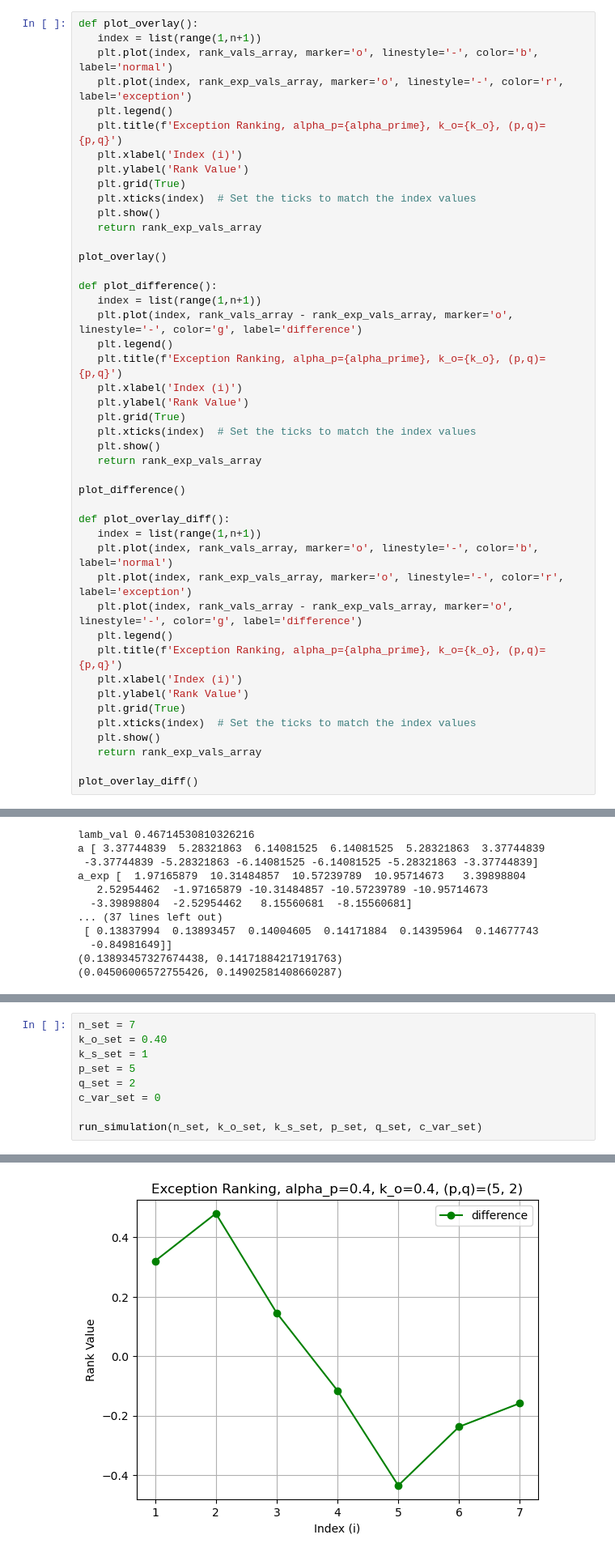
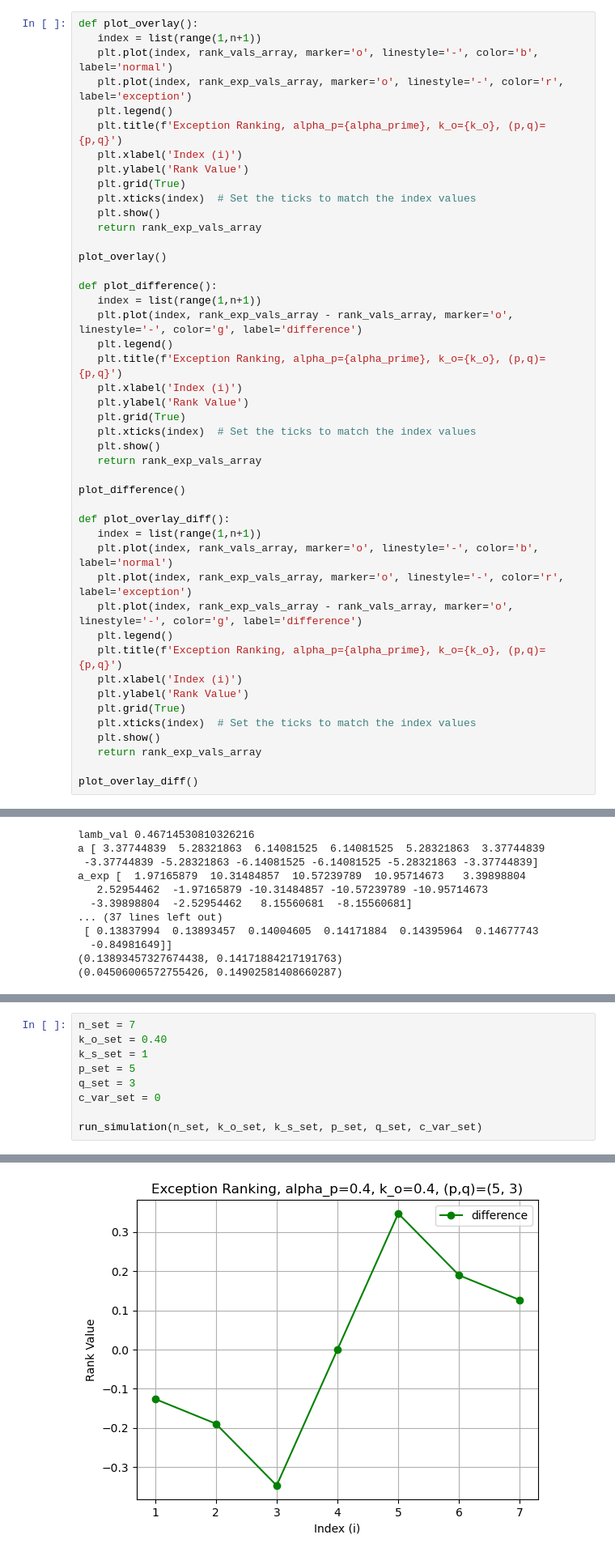
Before and after one commit to lukelc23/Analysis, a Jupyter notebook: inverse_computation_solutions.ipynb, the cells around one changed output, grey strips where cells are left out. Shown at 81% size. Saved outputs shown, nothing was run; the diff lists cells and outputs as text.

```diff
--- a/inverse_computation_solutions.ipynb
+++ b/inverse_computation_solutions.ipynb
@@ -719,7 +719,7 @@ plot_overlay()
 
 def plot_difference():
    index = list(range(1,n+1))
-   plt.plot(index, rank_vals_array - rank_exp_vals_array, marker='o', linestyle='-', color='g', label='difference')
+   plt.plot(index, rank_exp_vals_array - rank_vals_array, marker='o', linestyle='-', color='g', label='difference')
    plt.legend()
    plt.title(f'Exception Ranking, alpha_p={alpha_prime}, k_o={k_o}, (p,q)={p,q}')
    plt.xlabel('Index (i)')
@@ -735,7 +735,7 @@ def plot_overlay_diff():
    index = list(range(1,n+1))
    plt.plot(index, rank_vals_array, marker='o', linestyle='-', color='b', label='normal')
    plt.plot(index, rank_exp_vals_array, marker='o', linestyle='-', color='r', label='exception')
-   plt.plot(index, rank_vals_array - rank_exp_vals_array, marker='o', linestyle='-', color='g', label='difference')
+   plt.plot(index, rank_exp_vals_array - rank_vals_array, marker='o', linestyle='-', color='g', label='difference')
    plt.legend()
    plt.title(f'Exception Ranking, alpha_p={alpha_prime}, k_o={k_o}, (p,q)={p,q}')
    plt.xlabel('Index (i)')
@@ -1198,7 +1294,7 @@ n_set = 7
 k_o_set = 0.40
 k_s_set = 1
 p_set = 5
-q_set = 2
+q_set = 3
 c_var_set = 0
 
 run_simulation(n_set, k_o_set, k_s_set, p_set, q_set, c_var_set)
@@ -1224 +1320 @@ K
-[figure, old version]
+[figure, new version]
```
Also changed, not shown: parts of 17 cells of this notebook, 7 other files.
